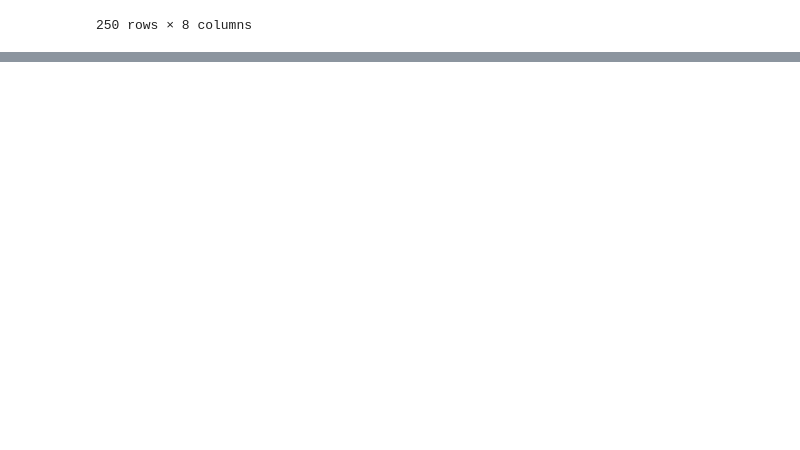
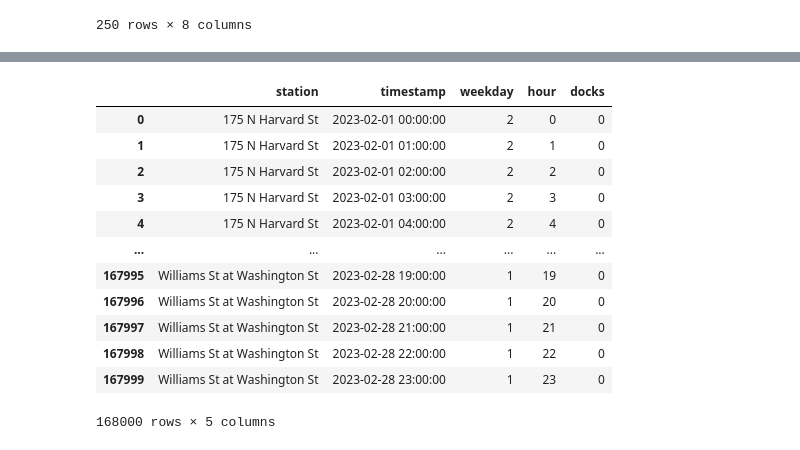
Before and after one commit to fzyang1227/bluebikes, a Jupyter notebook: DS4300_Project_Updated.ipynb, the cells around one changed output, grey strips where cells are left out. Cells and saved outputs as stored; diff of their text form; code cells hidden in the pictures; blank space fills up the shorter version.

```diff
--- a/DS4300_Project_Updated.ipynb
+++ b/DS4300_Project_Updated.ipynb
@@ -252,0 +316,11 @@ df_bluebikes.to_csv('boston_bluebikes_202303_datetimes.csv')
+# %%
+stations = list(df_cur_stations['Name'])
+# %%
+dict_main = {'station' : [], 'timestamp' : [], 'weekday' : [], 'hour' : []}
+for station in stations:
+    for timestamp in timestamps:
+        dict_main['station'].append(station)
+        dict_main['timestamp'].append(timestamp)
+        dict_main['weekday'].append(timestamp.weekday())
+        dict_main['hour'].append(timestamp.hour)
+dict_main
@@ -252,0 +345,3 @@ df_bluebikes.to_csv('boston_bluebikes_202303_datetimes.csv')
+# %%
+df_main = pd.DataFrame(dict_main)
+df_main
@@ -252,0 +362,18 @@ df_bluebikes.to_csv('boston_bluebikes_202303_datetimes.csv')
+# %%
+df_main['docks'] = 0
+# %%
+df_main
+# %% [output]
+|  | station | timestamp | weekday | hour | docks |
+| 0 | 175 N Harvard St | 2023-02-01 00:00:00 | 2 | 0 | 0 |
+| 1 | 175 N Harvard St | 2023-02-01 01:00:00 | 2 | 1 | 0 |
+| 2 | 175 N Harvard St | 2023-02-01 02:00:00 | 2 | 2 | 0 |
+| 3 | 175 N Harvard St | 2023-02-01 03:00:00 | 2 | 3 | 0 |
+| 4 | 175 N Harvard St | 2023-02-01 04:00:00 | 2 | 4 | 0 |
+| ... | ... | ... | ... | ... | ... |
+| 167995 | Williams St at Washington St | 2023-02-28 19:00:00 | 1 | 19 | 0 |
+| 167996 | Williams St at Washington St | 2023-02-28 20:00:00 | 1 | 20 | 0 |
+| 167997 | Williams St at Washington St | 2023-02-28 21:00:00 | 1 | 21 | 0 |
+| 167998 | Williams St at Washington St | 2023-02-28 22:00:00 | 1 | 22 | 0 |
+| 167999 | Williams St at Washington St | 2023-02-28 23:00:00 | 1 | 23 | 0 |
+168000 rows × 5 columns
```
Also changed, not shown: parts of 28 cells of this notebook.
